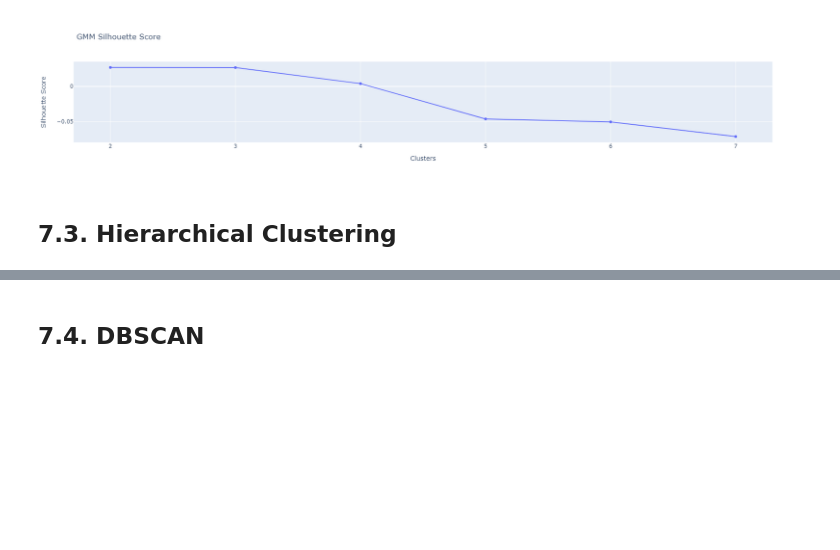
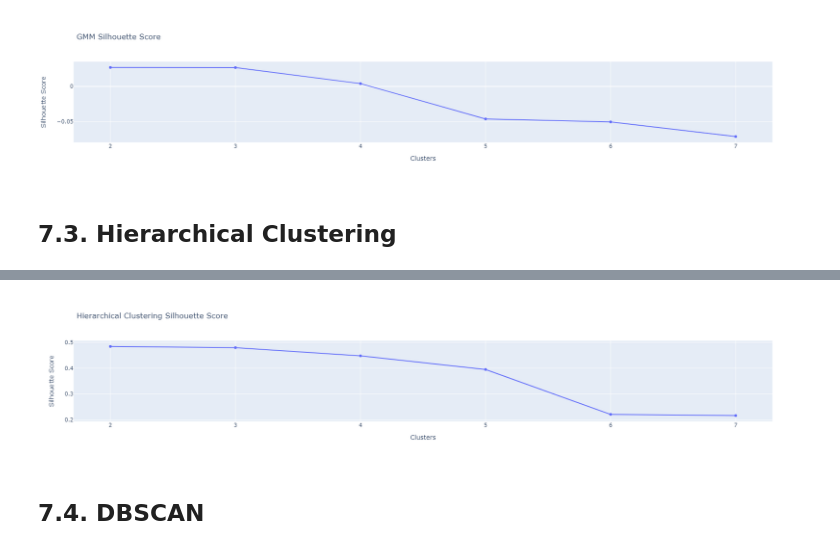
Before and after one commit to Lucas-Okamura/Insiders-Clustering, a Jupyter notebook: Insiders-Clustering.ipynb, the cells around one changed output, grey strips where cells are left out. Saved outputs shown, nothing was run; the diff lists cells and outputs as text; code cells hidden in the pictures; blank space fills up the shorter version.

```diff
--- a/Insiders-Clustering.ipynb
+++ b/Insiders-Clustering.ipynb
@@ -1006,2 +774,8 @@ fig.show()
+# %%
+fig = px.line(x = clusters, y = hc_list, markers=True, title = 'Hierarchical Clustering Silhouette Score')
+fig.update_layout(yaxis_title = 'Silhouette Score', xaxis_title = 'Clusters')
+fig.show()
+# %% [output]
+[figure, added]
 # %% [markdown]
 ## 7.4. DBSCAN <a id='dbscan'></a>
```
Also changed, not shown: parts of 40 cells of this notebook.
